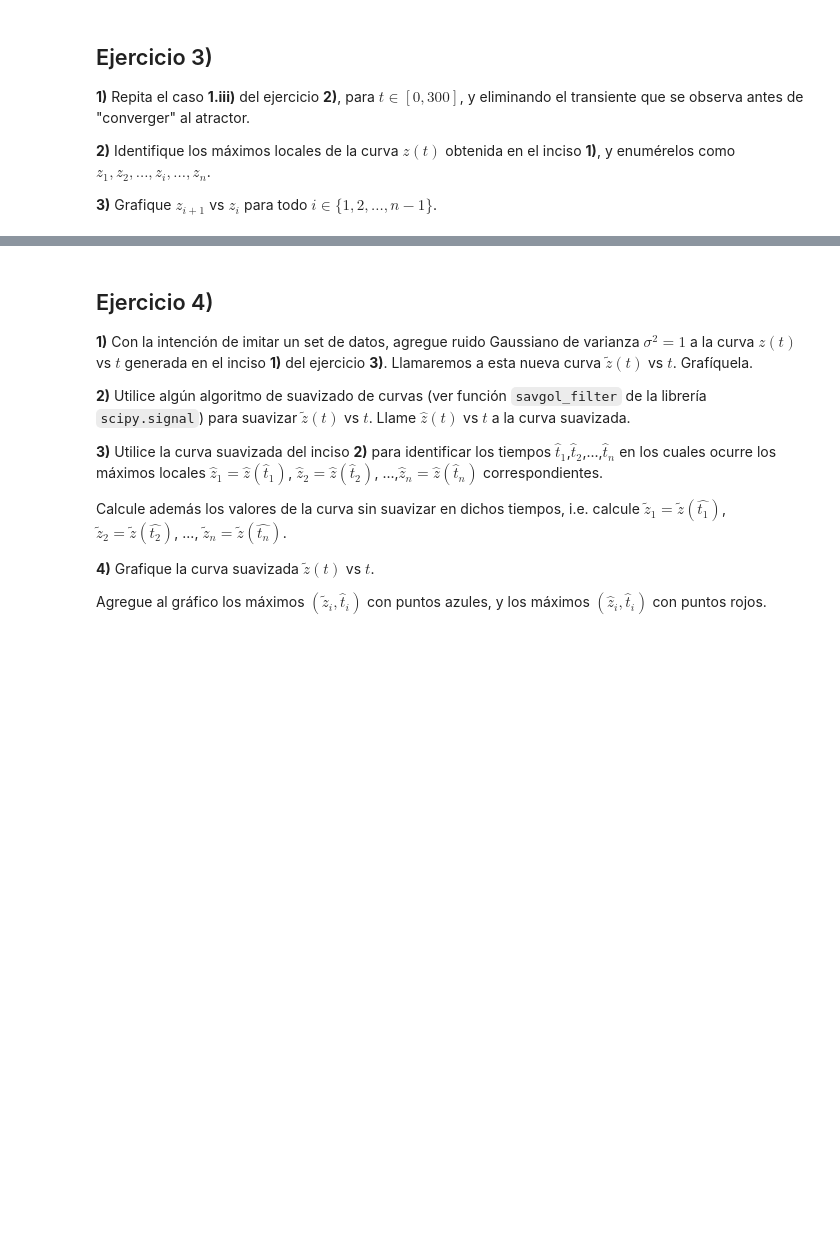
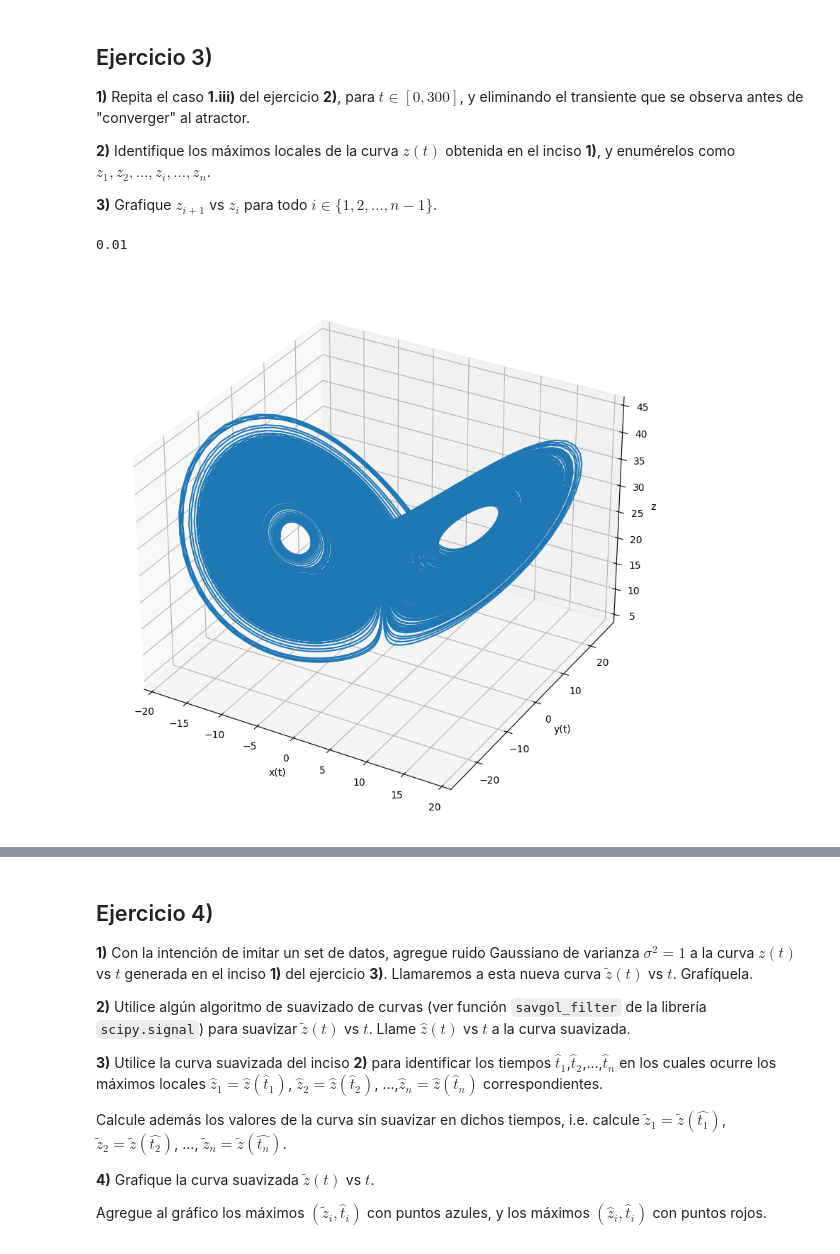
Before and after one commit to AdolfoBanchio/Redes-neuronales-2024, a Jupyter notebook: guias_ejercicios/redes_neuronales_2024_guia_6.ipynb, the cells around one changed output, grey strips where cells are left out. Cells and saved outputs as stored; diff of their text form; code cells hidden in the pictures; blank space fills up the shorter version.

```diff
--- a/guias_ejercicios/redes_neuronales_2024_guia_6.ipynb
+++ b/guias_ejercicios/redes_neuronales_2024_guia_6.ipynb
@@ -218,0 +218,25 @@ plt.show()
+# %%
+# 3.1
+t_i = 0
+t_f = 300
+h = 0.01 # paso de tiempo
+k = int((t_f-t_i)/h) # numero de pasos de integracion
+p_3 = np.array([10.0, 28.0, 8.0/3.0])
+xa = np.array([1.0, 0.5, 0.1])
+
+print(h)
+# %% [output]
+0.01
+# %%
+t_4, w_4 = integrador_ode(rk4,f_2,xa,t_i,t_f,k,p_3)
+# %%
+fig = plt.figure(figsize=(10, 10))
+ax = fig.add_subplot(111, projection='3d')
+ax.plot(w_4[0,400:],w_4[1,400:],w_4[2,400:])
+ax.set_xlabel('x(t)')
+ax.set_ylabel('y(t)')
+ax.set_zlabel('z(t)')
+
+plt.show()
+# %% [output]
+[figure, added]
```
Also changed, not shown: parts of 5 cells of this notebook, 1 other file.
